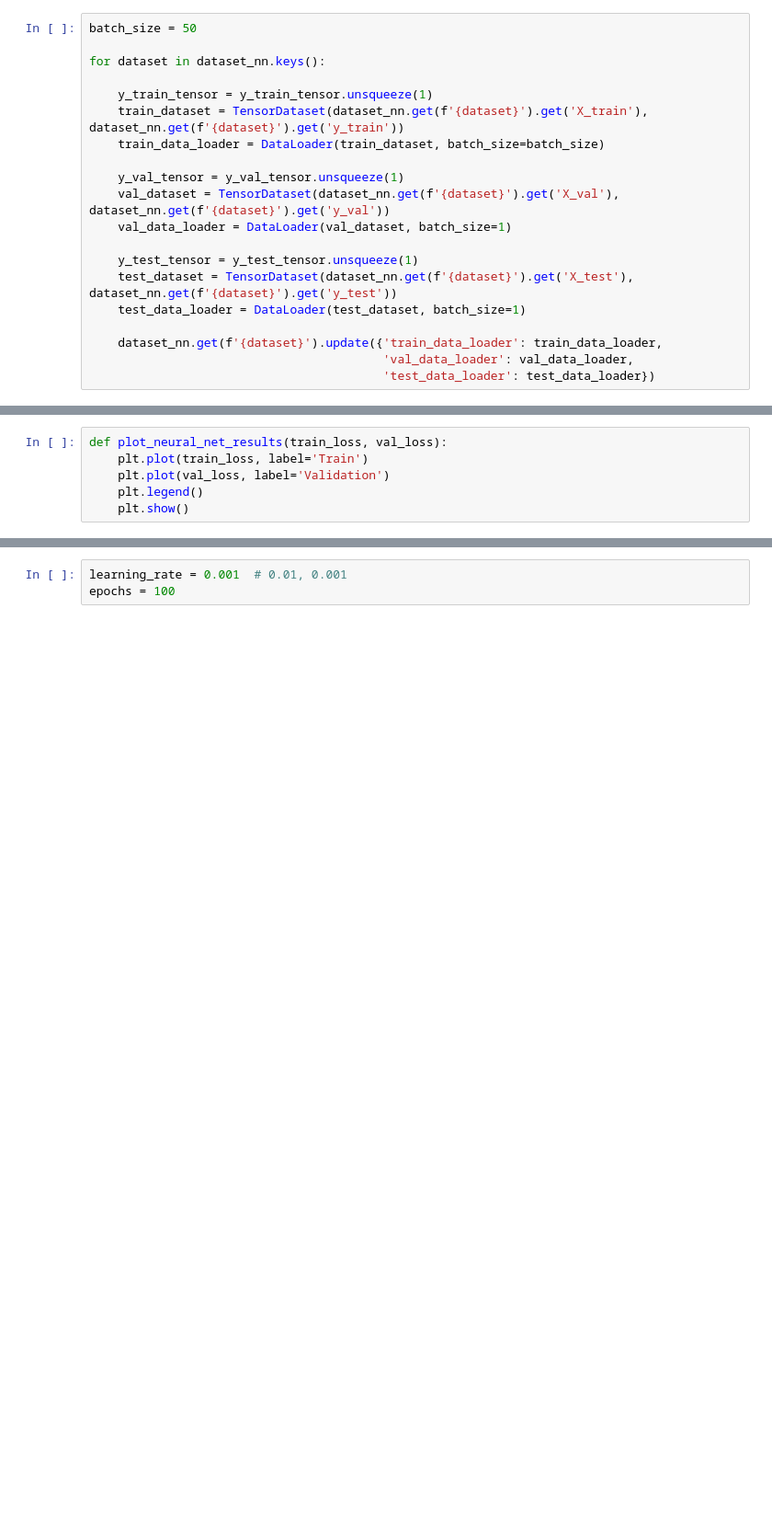
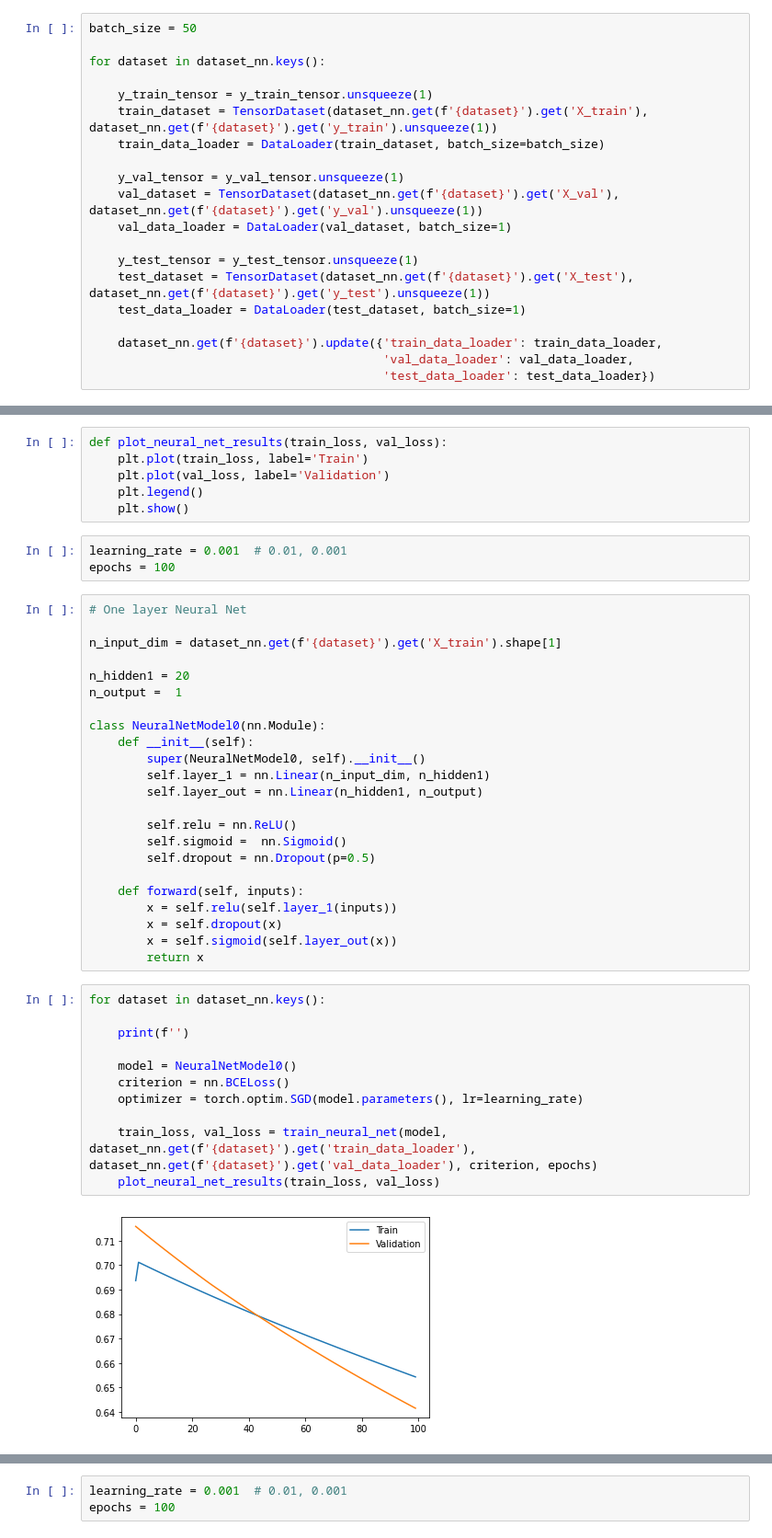
Before and after one commit to 13Mai13/heart-failure, a Jupyter notebook: notebooks/heart-failure.ipynb, the cells around one changed output, grey strips where cells are left out. Shown at 92% size. Cells and saved outputs as stored; diff of their text form; blank space fills up the shorter version.

```diff
--- a/notebooks/heart-failure.ipynb
+++ b/notebooks/heart-failure.ipynb
@@ -1772,15 +1776,15 @@ batch_size = 50
 for dataset in dataset_nn.keys():
 
     y_train_tensor = y_train_tensor.unsqueeze(1)
-    train_dataset = TensorDataset(dataset_nn.get(f'{dataset}').get('X_train'), dataset_nn.get(f'{dataset}').get('y_train'))
+    train_dataset = TensorDataset(dataset_nn.get(f'{dataset}').get('X_train'), dataset_nn.get(f'{dataset}').get('y_train').unsqueeze(1))
     train_data_loader = DataLoader(train_dataset, batch_size=batch_size)
 
     y_val_tensor = y_val_tensor.unsqueeze(1)
-    val_dataset = TensorDataset(dataset_nn.get(f'{dataset}').get('X_val'), dataset_nn.get(f'{dataset}').get('y_val'))
+    val_dataset = TensorDataset(dataset_nn.get(f'{dataset}').get('X_val'), dataset_nn.get(f'{dataset}').get('y_val').unsqueeze(1))
     val_data_loader = DataLoader(val_dataset, batch_size=1)
 
     y_test_tensor = y_test_tensor.unsqueeze(1)
-    test_dataset = TensorDataset(dataset_nn.get(f'{dataset}').get('X_test'), dataset_nn.get(f'{dataset}').get('y_test'))
+    test_dataset = TensorDataset(dataset_nn.get(f'{dataset}').get('X_test'), dataset_nn.get(f'{dataset}').get('y_test').unsqueeze(1))
     test_data_loader = DataLoader(test_dataset, batch_size=1)
 
     dataset_nn.get(f'{dataset}').update({'train_data_loader': train_data_loader,
@@ -1821,3 +1825,42 @@ def plot_neural_net_results(train_loss, val_loss):
     plt.plot(val_loss, label='Validation')
     plt.legend()
     plt.show()
+# %%
+learning_rate = 0.001  # 0.01, 0.001
+epochs = 100
+# %%
+# One layer Neural Net
+
+n_input_dim = dataset_nn.get(f'{dataset}').get('X_train').shape[1]
+
+n_hidden1 = 20
+n_output =  1
+
+class NeuralNetModel0(nn.Module):
+    def __init__(self):
+        super(NeuralNetModel0, self).__init__()
+        self.layer_1 = nn.Linear(n_input_dim, n_hidden1)
+        self.layer_out = nn.Linear(n_hidden1, n_output)
+
+        self.relu = nn.ReLU()
+        self.sigmoid =  nn.Sigmoid()
+        self.dropout = nn.Dropout(p=0.5)
+
+    def forward(self, inputs):
+        x = self.relu(self.layer_1(inputs))
+        x = self.dropout(x)
+        x = self.sigmoid(self.layer_out(x))
+        return x
+# %%
+for dataset in dataset_nn.keys():
+
+    print(f'')
+
+    model = NeuralNetModel0()
+    criterion = nn.BCELoss()
+    optimizer = torch.optim.SGD(model.parameters(), lr=learning_rate)
+
+    train_loss, val_loss = train_neural_net(model, dataset_nn.get(f'{dataset}').get('train_data_loader'), dataset_nn.get(f'{dataset}').get('val_data_loader'), criterion, epochs)
+    plot_neural_net_results(train_loss, val_loss)
+# %% [output]
+[figure, added]
```
Also changed, not shown: parts of 25 cells of this notebook.
